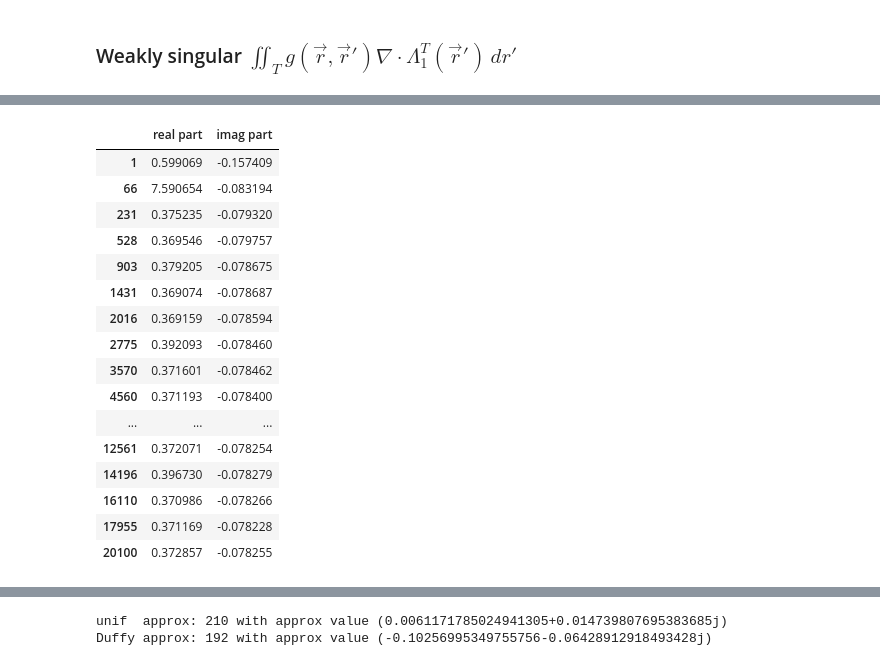
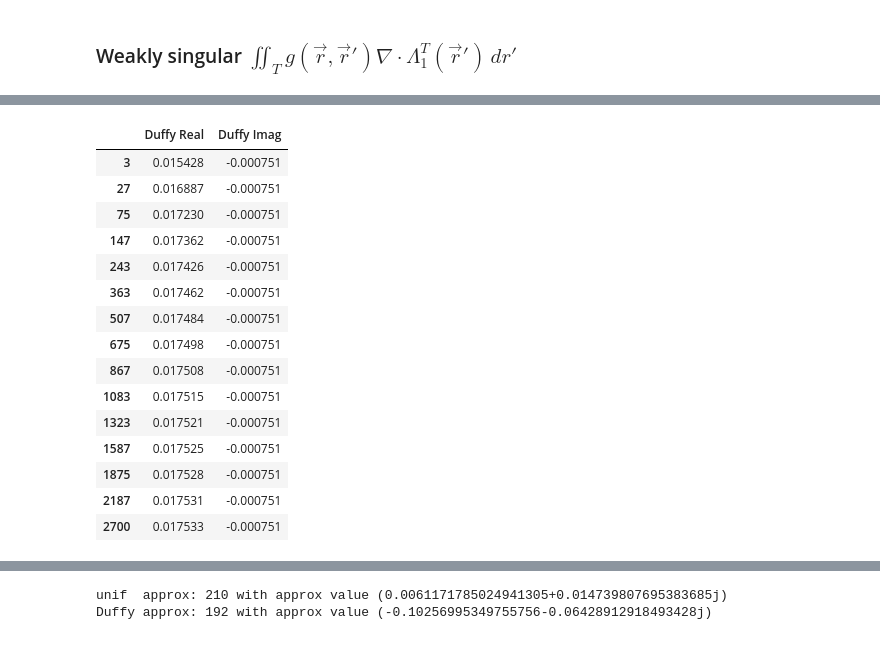
Before and after one commit to andy-c-huang/numerical-gems, a Jupyter notebook: duffy-transform-and-singularity-extraction.ipynb, the cells around one changed output, grey strips where cells are left out. Saved outputs shown, nothing was run; the diff lists cells and outputs as text; code cells hidden in the pictures.

```diff
--- a/duffy-transform-and-singularity-extraction.ipynb
+++ b/duffy-transform-and-singularity-extraction.ipynb
@@ -212,0 +262,14 @@ dataUniformTest.index = [len([numpy.array([j+0.5,int(n)+.5-i],float)/int(n) for
+# %%
+# check the result under a rotation
+A = (0,0,1)
+B = (0,1,0)
+C = (0,0,0)
+T = Triangle(A,B,C)
+rp = T.refToPhys((1./numpy.pi , 1/numpy.pi))
+maxLevel = 20
+steps = 15
+
+results = [approxUniform(T,g,rp,int(i)) for i in numpy.linspace(1,maxLevel,steps)]
+dataUniformTest2 = pandas.DataFrame([numpy.real(results),numpy.imag(results)]).T
+dataUniformTest2.columns = ['Unif Real', 'Unif Imag']
+dataUniformTest2.index = [len([numpy.array([j+0.5,int(n)+.5-i],float)/int(n) for i in range(int(n)+1) for j in range(i)]) for n in numpy.linspace(1,maxLevel,steps)]
@@ -213,18 +335,32 @@ dataUniformTest.index = [len([numpy.array([j+0.5,int(n)+.5-i],float)/int(n) for
+# %%
+# apply the uniform midpoint rule for approximation
+A = (.1,0,0)
+B = (0,.1,0)
+C = (0,0,.1)
+rp = T.refToPhys((1./numpy.pi , 1/numpy.pi))
+T = Triangle(A,B,C)
+maxLevel = 200
+steps = 15
+
+results = [approxUniform(T,g,rp,int(i)) for i in numpy.linspace(1,maxLevel,steps)]
+dataUniform = pandas.DataFrame([numpy.real(results),numpy.imag(results)]).T
+dataUniform.columns = ['Unif Real', 'Unif Imag']
+dataUniform.index = [len([numpy.array([j+0.5,int(n)+.5-i],float)/int(n) for i in range(int(n)+1) for j in range(i)]) for n in numpy.linspace(1,maxLevel,steps)]
 # %%
 # apply the Duffy transform for approximation
-A = (1,0,0)
-B = (0,1,0)
-C = (0,0,0)
-rp = T.refToPhys((1./numpy.pi , 1/numpy.pi,0))
+A = (.1,0,0)
+B = (0,.1,0)
+C = (0,0,.1)
+rp = T.refToPhys((1./numpy.pi , 1/numpy.pi))
 T = Triangle(A,B,C)
 maxLevel = 30
+steps = 15
 
-results = [approxDuffy(T,g,rp,int(i)) for i in numpy.linspace(2,maxLevel,10)]
+results = [approxDuffy(T,g,rp,int(i)) for i in numpy.linspace(2,maxLevel,steps)]
 dataDuffy = pandas.DataFrame([numpy.real(results),numpy.imag(results)]).T
-dataDuffy.columns = ['real part', 'imag part']
-dataDuffy.index = [3*len(numpy.polynomial.legendre.leggauss(int(i))[0])**2 for i in numpy.linspace(1,maxLevel,10)]
+dataDuffy.columns = ['Duffy Real', 'Duffy Imag']
+dataDuffy.index = [3*len(numpy.polynomial.legendre.leggauss(int(i))[0])**2 for i in numpy.linspace(1,maxLevel,steps)]
 # %%
 display(dataUniform)
-display(dataUniformTest)
 display(dataDuffy)
 # %% [output]
@@ -248,17 +383,16 @@ display(dataDuffy)
-|  | real part | imag part |
-| 1 | 0.599069 | -0.157409 |
-| 66 | 7.590654 | -0.083194 |
-| 231 | 0.375235 | -0.079320 |
-| 528 | 0.369546 | -0.079757 |
-| 903 | 0.379205 | -0.078675 |
-| 1431 | 0.369074 | -0.078687 |
-| 2016 | 0.369159 | -0.078594 |
-| 2775 | 0.392093 | -0.078460 |
-| 3570 | 0.371601 | -0.078462 |
-| 4560 | 0.371193 | -0.078400 |
-| ... | ... | ... |
-| 12561 | 0.372071 | -0.078254 |
-| 14196 | 0.396730 | -0.078279 |
-| 16110 | 0.370986 | -0.078266 |
-| 17955 | 0.371169 | -0.078228 |
-| 20100 | 0.372857 | -0.078255 |
+|  | Duffy Real | Duffy Imag |
+| 3 | 0.015428 | -0.000751 |
+| 27 | 0.016887 | -0.000751 |
+| 75 | 0.017230 | -0.000751 |
+| 147 | 0.017362 | -0.000751 |
+| 243 | 0.017426 | -0.000751 |
+| 363 | 0.017462 | -0.000751 |
+| 507 | 0.017484 | -0.000751 |
+| 675 | 0.017498 | -0.000751 |
+| 867 | 0.017508 | -0.000751 |
+| 1083 | 0.017515 | -0.000751 |
+| 1323 | 0.017521 | -0.000751 |
+| 1587 | 0.017525 | -0.000751 |
+| 1875 | 0.017528 | -0.000751 |
+| 2187 | 0.017531 | -0.000751 |
+| 2700 | 0.017533 | -0.000751 |
```
Also changed, not shown: parts of 24 cells of this notebook.
